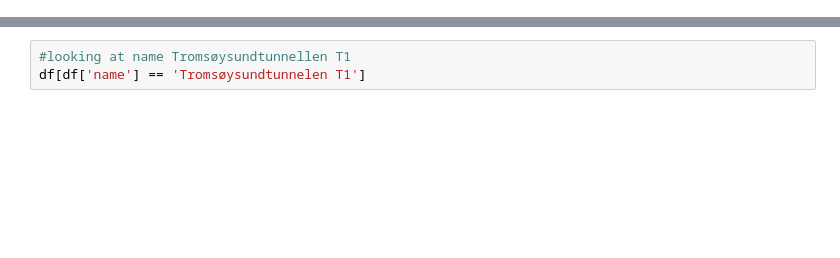
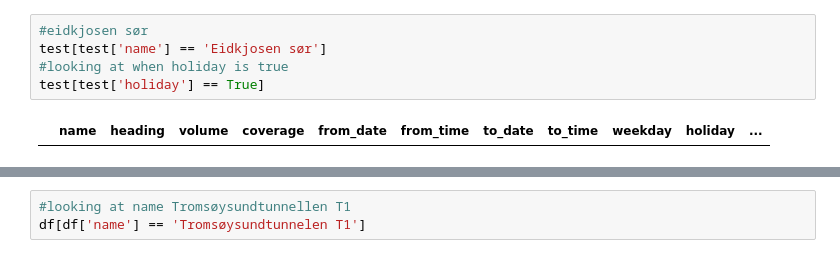
Before and after one commit to Danieljoha/Uit, a Jupyter notebook: Year 2/Semester 2/SOK-2011/Presentasjon/Untitled-1.ipynb, the cells around one changed output, grey strips where cells are left out. Cells and saved outputs as stored; diff of their text form; blank space fills up the shorter version.

```diff
--- a/Year 2/Semester 2/SOK-2011/Presentasjon/Untitled-1.ipynb
+++ b/Year 2/Semester 2/SOK-2011/Presentasjon/Untitled-1.ipynb
@@ -172,0 +1108,7 @@ MemoryError: Unable to allocate 8.69 GiB for an array with shape (3, 388814820)
+# %%
+#eidkjosen sør
+test[test['name'] == 'Eidkjosen sør']
+#looking at when holiday is true
+test[test['holiday'] == True]
+# %% [output]
+|  | name | heading | volume | coverage | from_date | from_time | to_date | to_time | weekday | holiday | ... |
```
Also changed, not shown: parts of 18 cells of this notebook, 5 other files.
